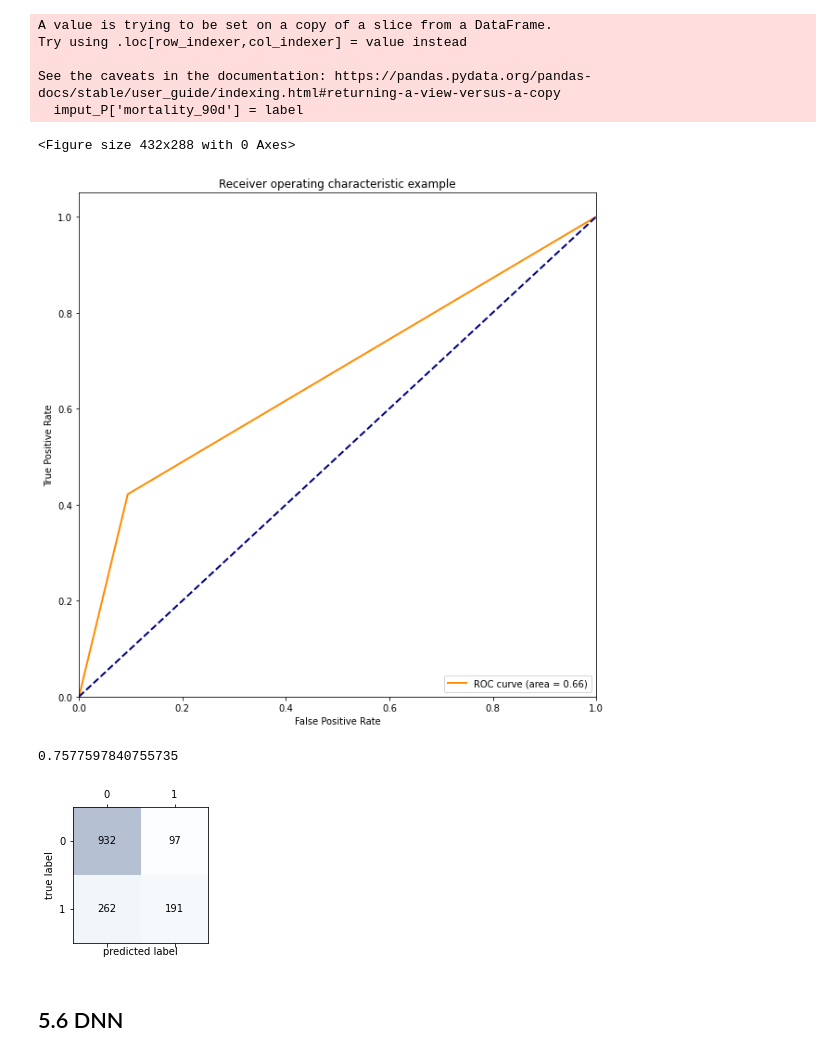
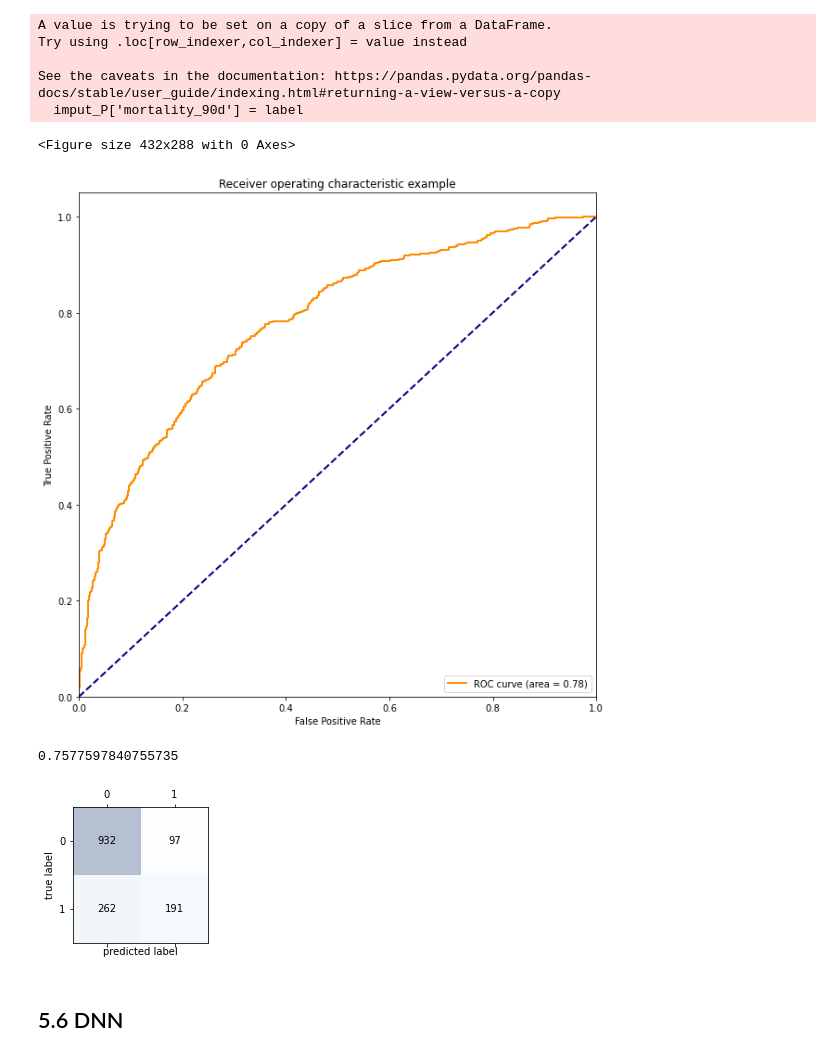
Before and after one commit to holiday01/mimic-iii-ntuh-tutorial, a Jupyter notebook: 預測模型.ipynb, the cells around one changed output. Cells and saved outputs as stored; diff of their text form; code cells hidden in the pictures.

```diff
--- a/預測模型.ipynb
+++ b/預測模型.ipynb
@@ -572,7 +577,8 @@ def svm(data):
     clf = make_pipeline(StandardScaler(), SVC(gamma='auto'))
     clf.fit(X_train, y_train)
     out = clf.predict(X_test)
-    ROC(y_test, out)
+    y_pred_rt = clf.decision_function(X_test)
+    ROC(y_test, y_pred_rt)
     return accuracy_score(y_test, out), out, y_test;
 
 
@@ -644,7 +650,8 @@ def svm(data):
     clf = make_pipeline(StandardScaler(), SVC(gamma='auto'))
     clf.fit(X_train, y_train)
     out = clf.predict(X_test)
-    ROC(y_test, out)
+    y_pred_rt = clf.decision_function(X_test)
+    ROC(y_test, y_pred_rt)
     return accuracy_score(y_test, out), out, y_test;
 
 
@@ -693,7 +700,8 @@ def svm(data):
     clf = make_pipeline(StandardScaler(), SVC(gamma='auto'))
     clf.fit(X_train, y_train)
     out = clf.predict(X_test)
-    ROC(y_test, out)
+    y_pred_rt = clf.decision_function(X_test)
+    ROC(y_test, y_pred_rt)
     return accuracy_score(y_test, out), out, y_test;
 
 
@@ -755,7 +763,8 @@ def svm(data):
     clf = make_pipeline(StandardScaler(), SVC(gamma='auto'))
     clf.fit(X_train, y_train)
     out = clf.predict(X_test)
-    ROC(y_test, out)
+    y_pred_rt = clf.decision_function(X_test)
+    ROC(y_test, y_pred_rt)
     return accuracy_score(y_test, out), out, y_test;
 
 
@@ -832,24 +841,25 @@ See the caveats in the documentation: https://pandas.pydata.org/pandas-docs/stab
 # %%
 def svm(data):
     from sklearn.pipeline import make_pipeline
     from sklearn.preprocessing import StandardScaler
     from sklearn.svm import SVC
     X_train, X_test, y_train, y_test = train_test_split(data.drop(["mortality_90d"],axis=1)
                                                     ,data.mortality_90d, test_size=0.1, random_state=42)
     clf = make_pipeline(StandardScaler(), SVC(gamma='auto'))
     clf.fit(X_train, y_train)
     out = clf.predict(X_test)
-    ROC(y_test, out)
+    y_pred_rt = clf.decision_function(X_test)
+    ROC(y_test, y_pred_rt)
     return accuracy_score(y_test, out), out, y_test;
 
 
 
 acc, pre, label = svm(imput_P)
 print(acc)
 confusion(pre,label)
 # %% [output]
 <Figure size 432x288 with 0 Axes>
-[figure, old version]
+[figure, new version]
 0.7577597840755735
 [figure]
 # %% [markdown]
```
Also changed, not shown: parts of 16 cells of this notebook.
